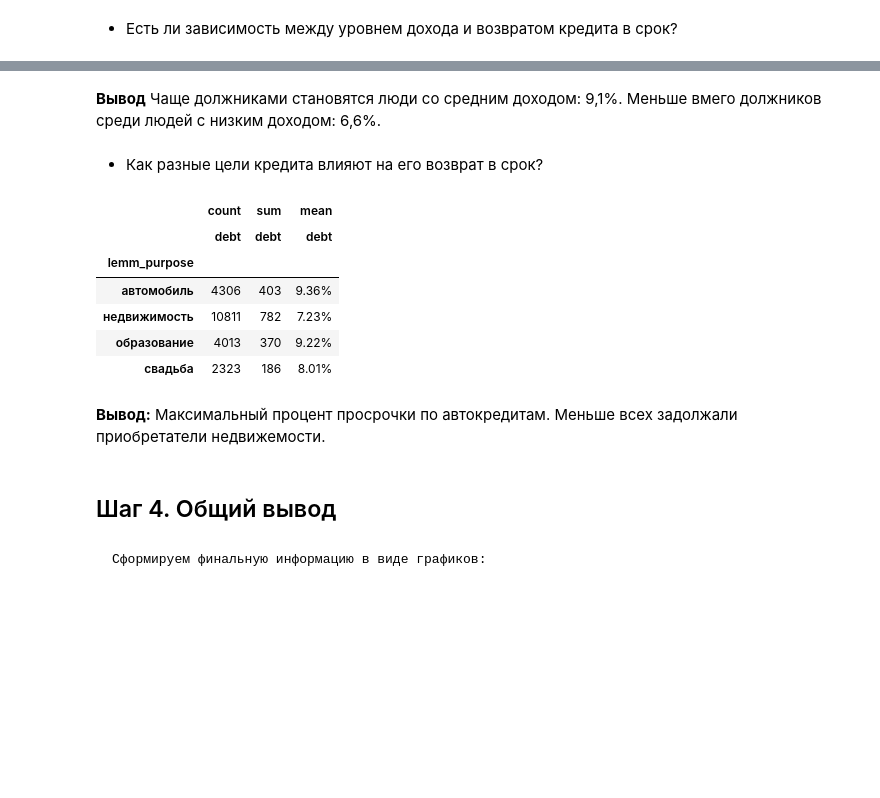
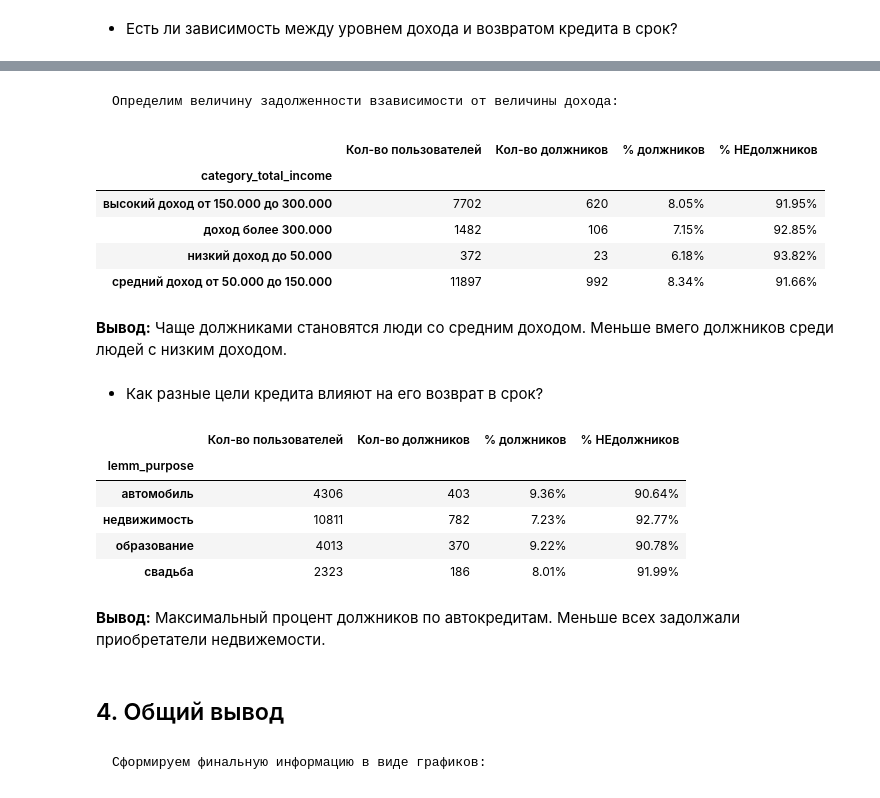
Before and after one commit to skd2314/yandex_practikum_da, a Jupyter notebook: 1_borrower_reliability_research/borrower_reliability_research.ipynb, the cells around one changed output, grey strips where cells are left out. Cells and saved outputs as stored; diff of their text form; code cells hidden in the pictures; blank space fills up the shorter version.

```diff
--- a/1_borrower_reliability_research/borrower_reliability_research.ipynb
+++ b/1_borrower_reliability_research/borrower_reliability_research.ipynb
@@ -184,7 +194,9 @@ dtype: object
 # %% [markdown]
     Заменяем вещественный тип данных на целочисленный в столбцах days_employed и total_income и производим проверку изменений:
 # %%
-for columns in ['days_employed', 'total_income']:
-    df[columns] = df[columns].astype('int64')
+#for columns in ['days_employed', 'total_income']:
+#    df[columns] = df[columns].astype('int64')
+
+df[['days_employed', 'total_income']] = df[['days_employed', 'total_income']].astype('int64')
 df.dtypes
 # %% [output]
@@ -235,7 +251,9 @@ df['full_age'].median()
 # %% [output]
 42.0
 # %%
-df.loc[df['full_age'] == 0, 'full_age'] = 42
+#df.loc[df['full_age'] == 0, 'full_age'] = 42# можно так
+df['full_age'].replace([0], 42, inplace=True)# итак
+
 df['full_age'].unique()
 # %% [output]
 array([42, 36, 33, 32, 53, 27, 43, 50, 35, 41, 40, 65, 54, 56, 26, 48, 24,
@@ -384,17 +404,12 @@ purpose_loan_unique
 # %% [markdown]
     Проведем лемматизацию по столбцу purpose_loan:
 # %%
-m = Mystem()
-purpose_unique = df['purpose_loan'].unique()
-lemma = []
-
-for row in purpose_unique:
-    result = ''.join(m.lemmatize(row)).strip()
-    lemma.append(result)
-
-text = m.lemmatize(' '.join(lemma))
-
-lemma_cnt = Counter(text)
-
-
-print(lemma_cnt)
+#m = Mystem()
+#purpose_unique = df['purpose_loan'].unique()
+#lemma = []
+#for row in purpose_unique:
+#    result = ''.join(m.lemmatize(row)).strip()
+#    lemma.append(result)
+#text = m.lemmatize(' '.join(lemma))
+#lemma_cnt = Counter(text)
+#print(lemma_cnt)
@@ -636,24 +610,37 @@ total_income_debt.loc[:, ['ratio', 'sum']]
+# %% [markdown]
+    Определим величину задолженности взависимости от величины дохода:
+# %%
+total_income_debt = df.pivot_table(index = 'category_total_income', values = 'debt',
+                            aggfunc = ['count', 'sum', 'mean', lambda x: 1 - x.mean()])
+total_income_debt.columns = ['Кол-во пользователей', 'Кол-во должников', '% должников', '% НЕдолжников']
+total_income_debt.style.format({'% должников': '{:.2%}', '% НЕдолжников': '{:.2%}'})
+# %% [output]
+|  | Кол-во пользователей | Кол-во должников | % должников | % НЕдолжников |
+| category_total_income |  |  |  |  |
+| высокий доход от 150.000 до 300.000 | 7702 | 620 | 8.05% | 91.95% |
+| доход более 300.000 | 1482 | 106 | 7.15% | 92.85% |
+| низкий доход до 50.000 | 372 | 23 | 6.18% | 93.82% |
+| средний доход от 50.000 до 150.000 | 11897 | 992 | 8.34% | 91.66% |
 # %% [markdown]
-**Вывод** Чаще должниками становятся люди со средним доходом: 9,1%. Меньше вмего должников среди людей с низким доходом: 6,6%.
+**Вывод:** Чаще должниками становятся люди со средним доходом. Меньше вмего должников среди людей с низким доходом.
 # %% [markdown]
 - Как разные цели кредита влияют на его возврат в срок?
 # %%
-df.pivot_table(
-    index='lemm_purpose',
-    values='debt',
-    aggfunc=['count', 'sum', 'mean']).style.format({('mean', 'debt'): '{:,.2%}'.format})
+lemm_purpose_debt = df.pivot_table(index = 'lemm_purpose', values = 'debt',
+                            aggfunc = ['count', 'sum', 'mean', lambda x: 1 - x.mean()])
+lemm_purpose_debt.columns = ['Кол-во пользователей', 'Кол-во должников', '% должников', '% НЕдолжников']
+lemm_purpose_debt.style.format({'% должников': '{:.2%}', '% НЕдолжников': '{:.2%}'})
 # %% [output]
-|  | count | sum | mean |
-|  | debt | debt | debt |
-| lemm_purpose |  |  |  |
-| автомобиль | 4306 | 403 | 9.36% |
-| недвижимость | 10811 | 782 | 7.23% |
-| образование | 4013 | 370 | 9.22% |
-| свадьба | 2323 | 186 | 8.01% |
+|  | Кол-во пользователей | Кол-во должников | % должников | % НЕдолжников |
+| lemm_purpose |  |  |  |  |
+| автомобиль | 4306 | 403 | 9.36% | 90.64% |
+| недвижимость | 10811 | 782 | 7.23% | 92.77% |
+| образование | 4013 | 370 | 9.22% | 90.78% |
+| свадьба | 2323 | 186 | 8.01% | 91.99% |
 # %% [markdown]
-**Вывод:** Максимальный процент просрочки по автокредитам. Меньше всех задолжали приобретатели недвижемости.
+**Вывод:** Максимальный процент должников по автокредитам. Меньше всех задолжали приобретатели недвижемости.
 # %% [markdown]
-## Шаг 4. Общий вывод
+## 4. Общий вывод
 # %% [markdown]
     Сформируем финальную информацию в виде графиков:
 # %% [markdown]
```
Also changed, not shown: parts of 38 cells of this notebook.
